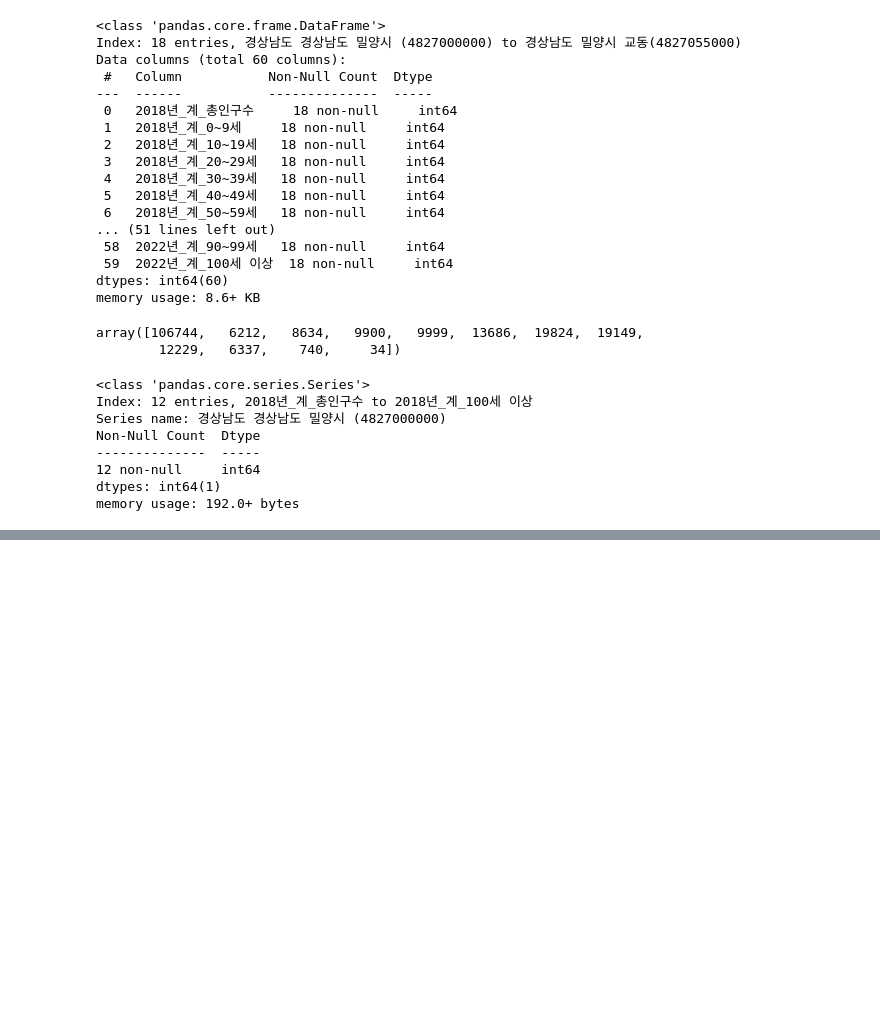
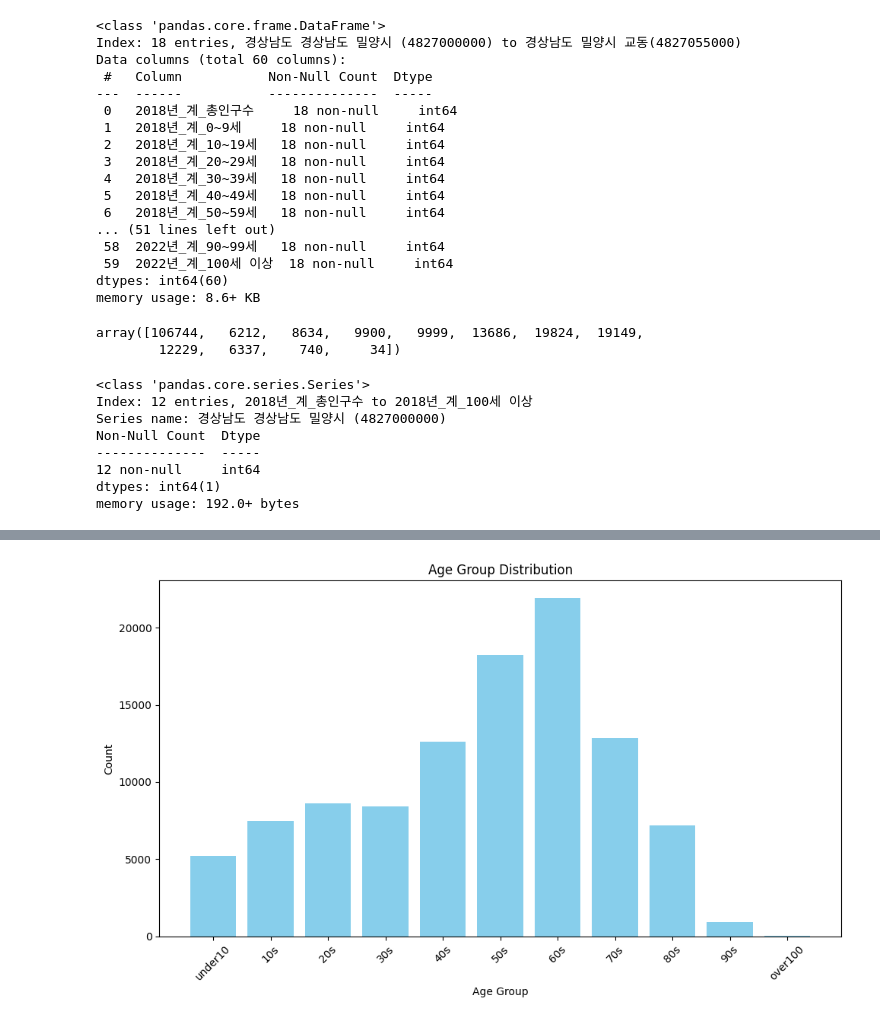
Before and after one commit to Jwainlee/Dwita, a Jupyter notebook: project3.ipynb, the cells around one changed output, grey strips where cells are left out. Cells and saved outputs as stored; diff of their text form; code cells hidden in the pictures; blank space fills up the shorter version.

```diff
--- a/project3.ipynb
+++ b/project3.ipynb
@@ -84,0 +149,15 @@ plt.plot(df_2018)
+# %%
+labels = df_2021.index[1::]
+values = df_2021.values[1::]
+
+plt.figure(figsize=(10, 6))
+plt.bar(labels, values, color='skyblue')
+plt.xlabel('Age Group')
+plt.ylabel('Count')
+plt.title('Age Group Distribution')
+plt.xticks(rotation=45)
+plt.tight_layout()
+
+plt.show()
+# %% [output]
+[figure, added]
```
Also changed, not shown: parts of 8 cells of this notebook.
